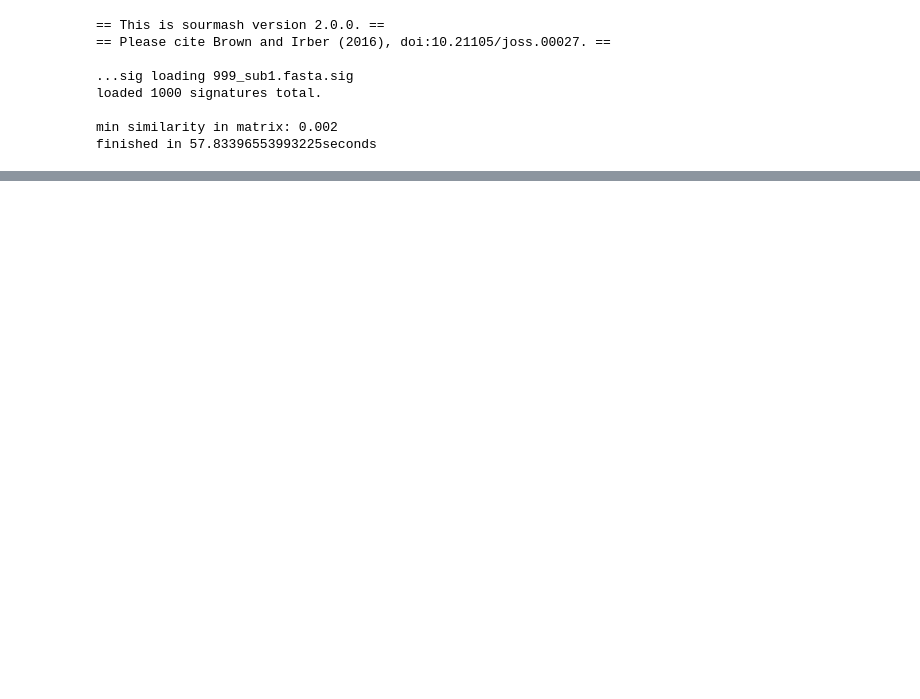
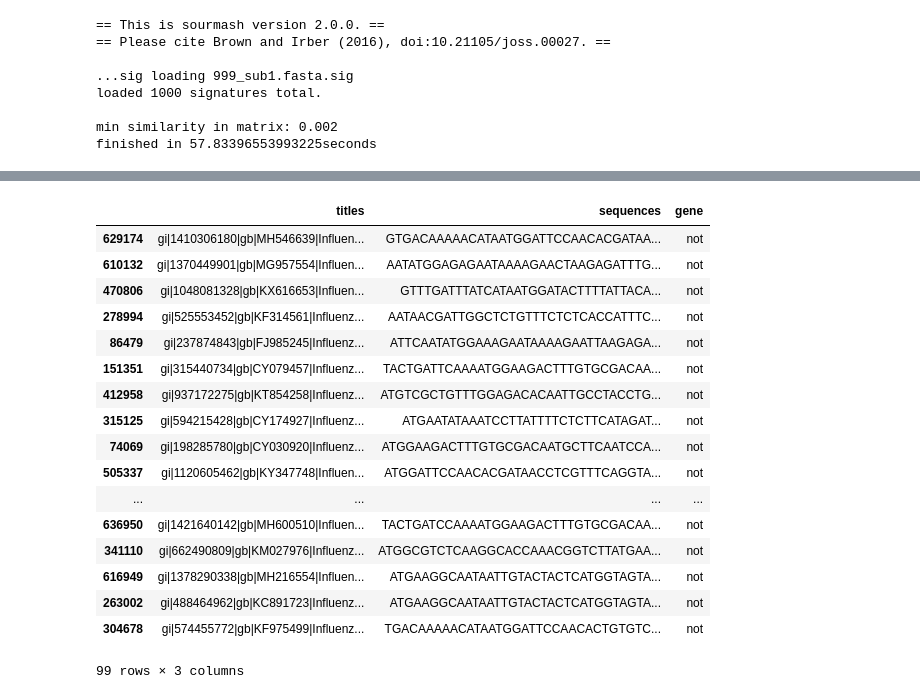
Before and after one commit to lukas-gust/data_mining_influenza, a Jupyter notebook: sourmash_flu_test.ipynb, the cells around one changed output, grey strips where cells are left out. Drawn from its saved outputs; the diff is of its cells as text; code cells hidden in the pictures; blank space fills up the shorter version.

```diff
--- a/sourmash_flu_test.ipynb
+++ b/sourmash_flu_test.ipynb
@@ -238,0 +265,21 @@ finished in 57.83396553993225seconds
+# %%
+uniflna_test1
+# %% [output]
+|  | titles | sequences | gene |
+| 629174 | gi|1410306180|gb|MH546639|Influen... | GTGACAAAAACATAATGGATTCCAACACGATAA... | not |
+| 610132 | gi|1370449901|gb|MG957554|Influen... | AATATGGAGAGAATAAAAGAACTAAGAGATTTG... | not |
+| 470806 | gi|1048081328|gb|KX616653|Influen... | GTTTGATTTATCATAATGGATACTTTTATTACA... | not |
+| 278994 | gi|525553452|gb|KF314561|Influenz... | AATAACGATTGGCTCTGTTTCTCTCACCATTTC... | not |
+| 86479 | gi|237874843|gb|FJ985245|Influenz... | ATTCAATATGGAAAGAATAAAAGAATTAAGAGA... | not |
+| 151351 | gi|315440734|gb|CY079457|Influenz... | TACTGATTCAAAATGGAAGACTTTGTGCGACAA... | not |
+| 412958 | gi|937172275|gb|KT854258|Influenz... | ATGTCGCTGTTTGGAGACACAATTGCCTACCTG... | not |
+| 315125 | gi|594215428|gb|CY174927|Influenz... | ATGAATATAAATCCTTATTTTCTCTTCATAGAT... | not |
+| 74069 | gi|198285780|gb|CY030920|Influenz... | ATGGAAGACTTTGTGCGACAATGCTTCAATCCA... | not |
+| 505337 | gi|1120605462|gb|KY347748|Influen... | ATGGATTCCAACACGATAACCTCGTTTCAGGTA... | not |
+| ... | ... | ... | ... |
+| 636950 | gi|1421640142|gb|MH600510|Influen... | TACTGATCCAAAATGGAAGACTTTGTGCGACAA... | not |
+| 341110 | gi|662490809|gb|KM027976|Influenz... | ATGGCGTCTCAAGGCACCAAACGGTCTTATGAA... | not |
+| 616949 | gi|1378290338|gb|MH216554|Influen... | ATGAAGGCAATAATTGTACTACTCATGGTAGTA... | not |
+| 263002 | gi|488464962|gb|KC891723|Influenz... | ATGAAGGCAATAATTGTACTACTCATGGTAGTA... | not |
+| 304678 | gi|574455772|gb|KF975499|Influenz... | TGACAAAAACATAATGGATTCCAACACTGTGTC... | not |
+99 rows × 3 columns
```
Also changed, not shown: parts of 22 cells of this notebook.
